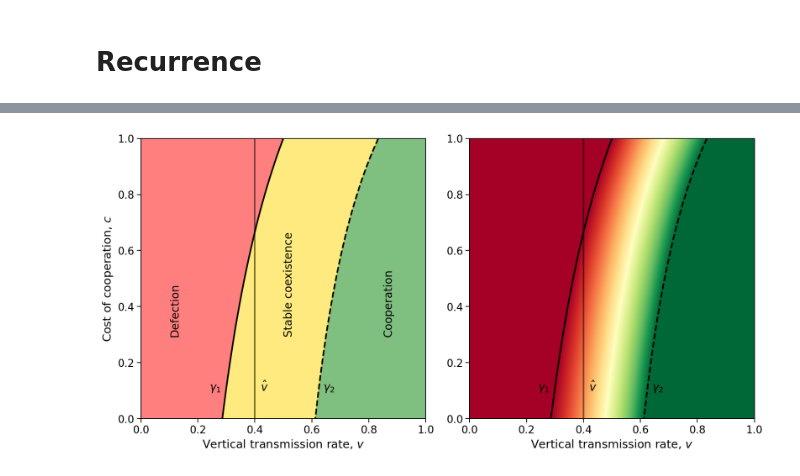
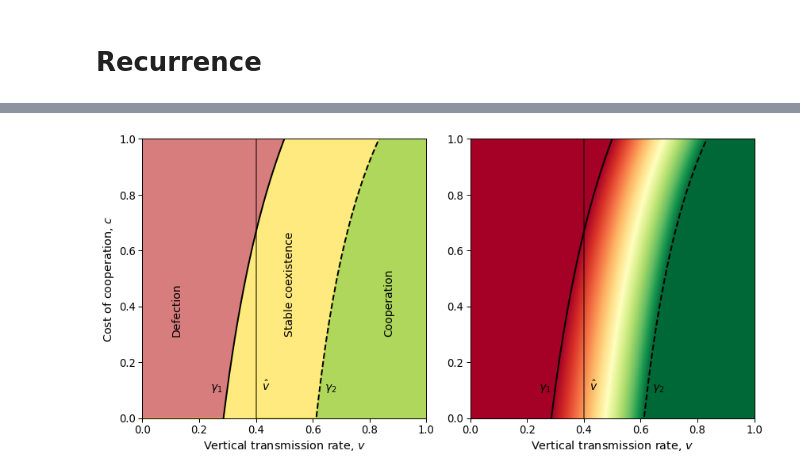
Before and after one commit to yoavram-lab/CulturalCooperation, a Jupyter notebook: ms/figures.ipynb, the cells around one changed output, grey strips where cells are left out. Saved outputs shown, nothing was run; the diff lists cells and outputs as text; code cells hidden in the pictures.

```diff
--- a/ms/figures.ipynb
+++ b/ms/figures.ipynb
@@ -237,12 +234,12 @@ ax.axvline(vhat, ls='-', color='k', alpha=0.5, lw=2)
 
 # iii.b v<vhat, γ2<c : irrelevant for these parameters.
 ix = v<=vhat
-ax.fill_between(v[ix], γ2[ix], 1, color='g', alpha=0.5)
+ax.fill_between(v[ix], γ2[ix], 1, color='yellowgreen', alpha=0.8)
 # # iii.a, v>vhat, c<γ2
 ix = v>vhat
-ax.fill_between(v[ix], 0, γ2[ix], color='g', alpha=0.5)
+ax.fill_between(v[ix], 0, γ2[ix], color='yellowgreen', alpha=0.8)
 # vi, γ1<c
-ax.fill_between(v, 1 ,γ1, color='r', alpha=0.5)
+ax.fill_between(v, 1 ,γ1, color='indianred', alpha=0.8)
 
 # vii.a, v<vhat, c<γ2 and c<γ1
 ix = v<=vhat
@@ -257,32 +254,32 @@ ax.set(
     ylim=(0, 1),
     xlim=(0, 1)
 )
 
 ax.text(0.85, 0.3, r'Cooperation', fontdict=fontdict, rotation=90)
 ax.text(0.1, 0.3, r'Defection', fontdict=fontdict, rotation=90)
 ax.text(0.5, 0.3, r'Stable coexistence', fontdict=fontdict, rotation=90)
 
 ax = axes[1]
 # cmaps: https://matplotlib.org/3.1.0/tutorials/colors/colormaps.html
 im = ax.pcolormesh(v, c, pstar, cmap='RdYlGn', alpha=0.75, rasterized=True)
 # plt.colorbar(im, label='Frequency of $A$ at equilibrium, $p^*$', ax=ax)
 ax.plot(v, γ1, '-k', lw=2)
 # γ2>1 when v<vhat for these parameter values
 ax.plot(v[v>vhat], γ2[v>vhat], '--k', lw=2)
 ax.axvline(vhat, ls='-', color='k', alpha=0.5, lw=2)
 ax.set(
 #     ylabel='Cost of cooperation, $c$',
     xlabel='Vertical transmission rate, $v$',
     ylim=(0, 1),
     xlim=(0, 1)
 )
 
 for ax in axes:
     ax.text(0.24, 0.1, r'$\gamma_1$', fontdict=fontdict)
     ax.text(0.64, 0.1, r'$\gamma_2$', fontdict=fontdict)
     ax.text(0.42, 0.1, r'$\hat v$', fontdict=fontdict)
 
 fig.tight_layout()
-fig.savefig('Figures/result3.pdf')
+#fig.savefig('Figures/result3.pdf')
 # %% [output]
-[figure, old version]
+[figure, new version]
```
Also changed, not shown: parts of 10 cells of this notebook, 4 other files.
